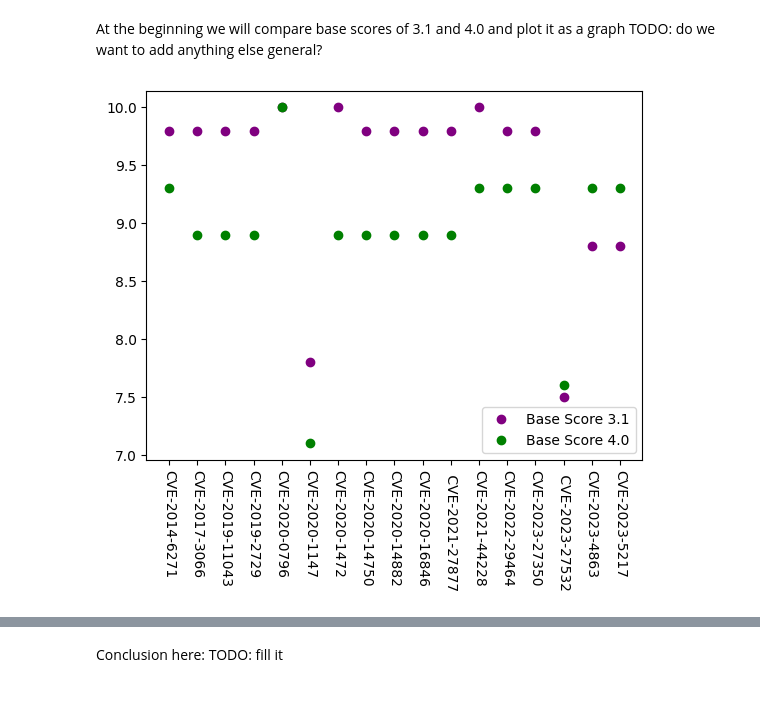
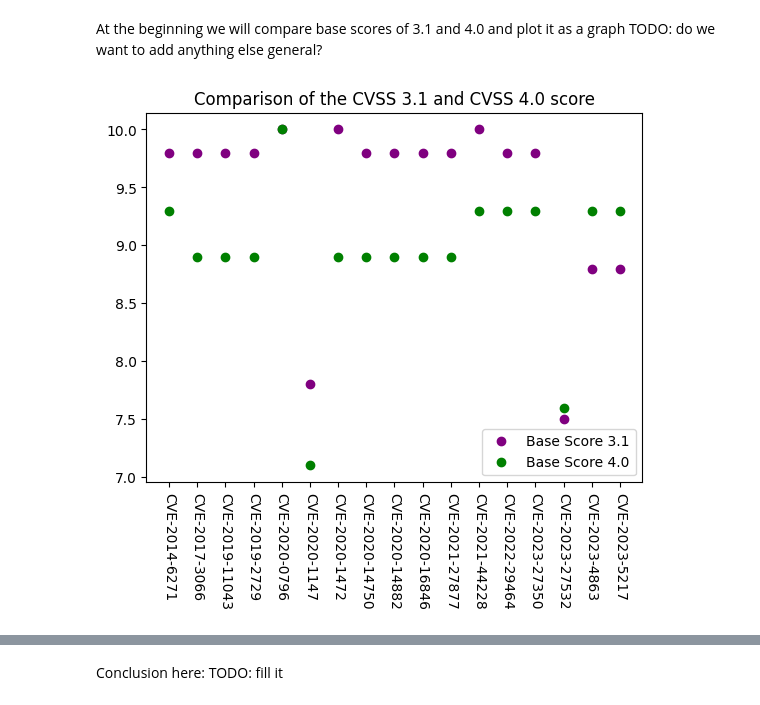
Before and after one commit to wojwozniak/cvss_converter, a Jupyter notebook: src/CVEcomparisons.ipynb, the cells around one changed output, grey strips where cells are left out. Cells and saved outputs as stored; diff of their text form; code cells hidden in the pictures.

```diff
--- a/src/CVEcomparisons.ipynb
+++ b/src/CVEcomparisons.ipynb
@@ -6,19 +11,16 @@ At the beginning we will compare base scores of 3.1 and 4.0 and plot it as a gra
 # %%
-import matplotlib.pyplot as plt
-
-import pandas as pd
 
 df = pd.read_excel("EPSSprep.xlsx")
 plt.plot(df['Base Score 3.1'], 'o', label="Base Score 3.1", color="purple")
 plt.plot(df['Base Score 4.0'], 'o', label="Base Score 4.0", color="green")
 plt.xticks(df.index,df['CVE'], rotation=-90)
 plt.legend()
+plt.title('Comparison of the CVSS 3.1 and CVSS 4.0 score')
 plt.show()
+tot_amount = len(df)
 
-x = df[df['Base Score 3.1'] > df['Base Score 4.0']]
-print(x)
 #read in the vectors from EPSSprep file
 #cut the 4.0 vector so it has only base scores
 # plot it using two diff functions
 # %% [output]
-[figure, old version]
+[figure, new version]
```
Also changed, not shown: parts of 5 cells of this notebook.
